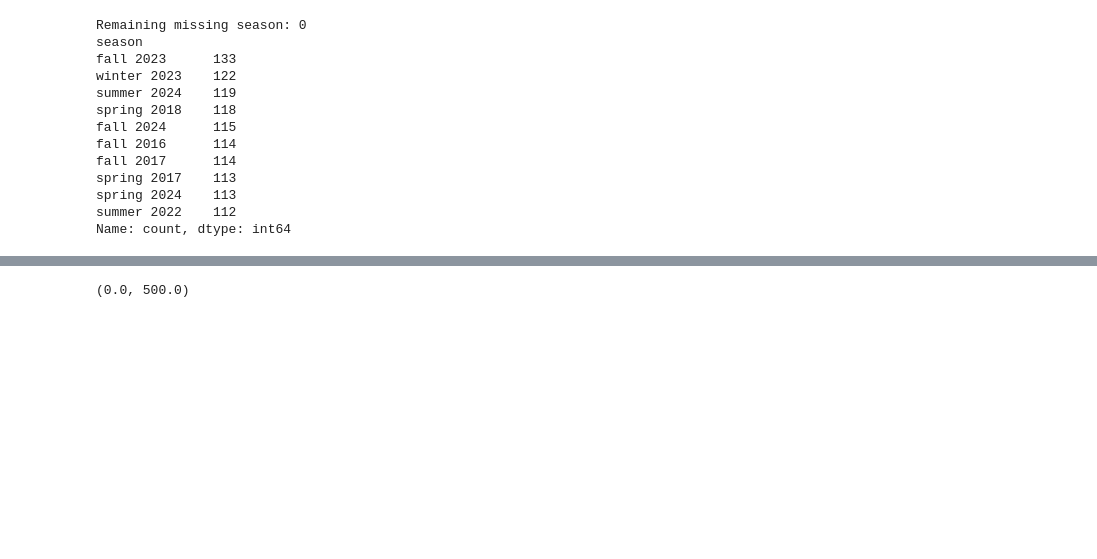
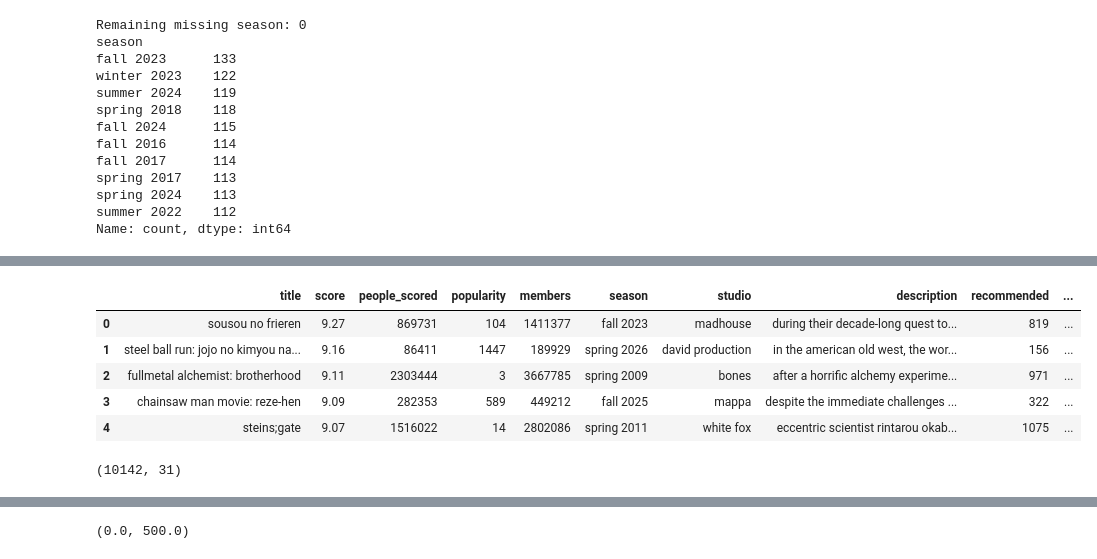
Before and after one commit to Raibek885/full-flow, a Jupyter notebook: feature_eng.ipynb, the cells around one changed output, grey strips where cells are left out. Cells and saved outputs as stored; diff of their text form; code cells hidden in the pictures; blank space fills up the shorter version.

```diff
--- a/feature_eng.ipynb
+++ b/feature_eng.ipynb
@@ -77,6 +57,3 @@ favorites             0
 broadcast_day      6440
 broadcast_time     6467
 dtype: int64
-# %%
-df1 = df1.drop(columns='broadcast')
-df1.info()
@@ -167,7 +126,15 @@ broadcast_day      6440
 broadcast_time     6467
 dtype: int64
 # %%
-df1 = df1.drop(columns=['broadcast_day', 'english_title', 'broadcast_time', 'themes', 'demographics', 'producers', 'licensors'])
+df1 = df1.drop(columns=['broadcast','broadcast_day', 'english_title', 'broadcast_time', 'themes', 'demographics', 'producers', 'licensors'])
+# %%
+df1['duration_min'] = df1['duration_min'].fillna(df1['duration_min'].mode().iloc[0])
+df1['episodes'] = df1['episodes'].fillna(df1['episodes'].median())
+df1['description'] = df1['description'].fillna('unknown')
+df1['source'] = df1['source'].fillna('unknown')
+df1['studio'] = df1['studio'].fillna('unknown')
+df1['genres'] = df1['genres'].fillna('unknown')
+df1['rating'] = df1['rating'].fillna('unknown')
 # %%
 df1.isnull().sum()
 # %% [output]
@@ -189,5 +156,16 @@ rating               54
 favorites             0
 dtype: int64
 # %%
-df1['favs_rate'] = df1['favorites'] / df1['members']
-df1['favs_rate']
+eps = 1e-6
+# Create new features based on existing ones
+df1['reviews'] = df1['mixed_feelings'] + df1['recommended'] + df1['not_recommended']
+df1['favs_rate'] = (df1['favorites'] + eps) / (df1['members'] + eps)
+df1['desc_length'] = df1['description'].str.len()
+df1['scored_rate'] = (df1['people_scored'] + eps) / (df1['members'] + eps)
+# Review shares: what fraction of reviews are positive, negative, or mixed
+df1["rec_share"] = df1["recommended"] / (df1["reviews"] + eps)
+df1["mix_share"] = df1["mixed_feelings"] / (df1["reviews"] + eps)
+df1["not_rec_share"] = df1["not_recommended"] / (df1["reviews"] + eps)
+
+# Sentiment balance means how much more positive than negative the reviews are, normalized by total reviews
+df1["sentiment_balance"] = (df1["recommended"] - df1["not_recommended"]) / (df1["reviews"] + eps)
@@ -266,0 +172,13 @@ Text(0, 0.5, 'Frequency')
+# %%
+df1.head()
+# %% [output]
+|  | title | score | people_scored | popularity | members | season | studio | description | recommended | ... |
+| 0 | sousou no frieren | 9.27 | 869731 | 104 | 1411377 | fall 2023 | madhouse | during their decade-long quest to... | 819 | ... |
+| 1 | steel ball run: jojo no kimyou na... | 9.16 | 86411 | 1447 | 189929 | spring 2026 | david production | in the american old west, the wor... | 156 | ... |
+| 2 | fullmetal alchemist: brotherhood | 9.11 | 2303444 | 3 | 3667785 | spring 2009 | bones | after a horrific alchemy experime... | 971 | ... |
+| 3 | chainsaw man movie: reze-hen | 9.09 | 282353 | 589 | 449212 | fall 2025 | mappa | despite the immediate challenges ... | 322 | ... |
+| 4 | steins;gate | 9.07 | 1516022 | 14 | 2802086 | spring 2011 | white fox | eccentric scientist rintarou okab... | 1075 | ... |
+# %%
+df1.shape
+# %% [output]
+(10142, 31)
```
Also changed, not shown: parts of 28 cells of this notebook.
